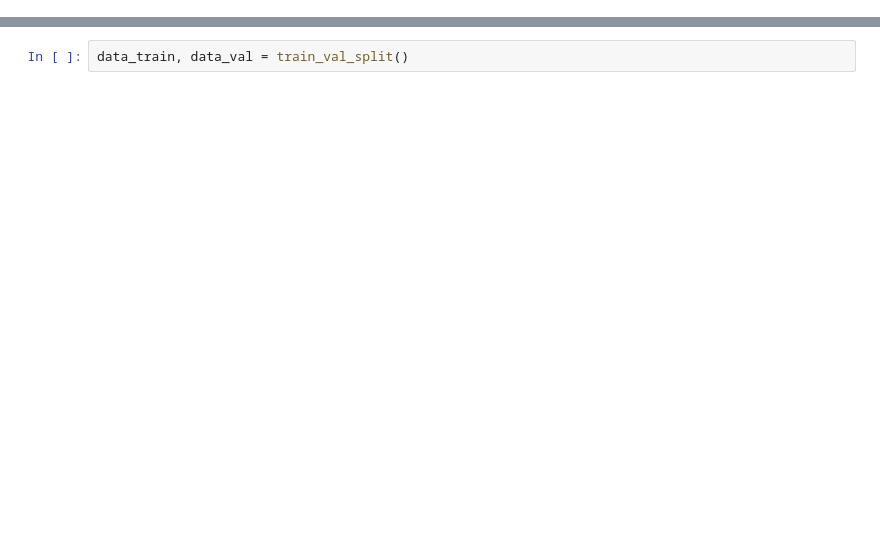
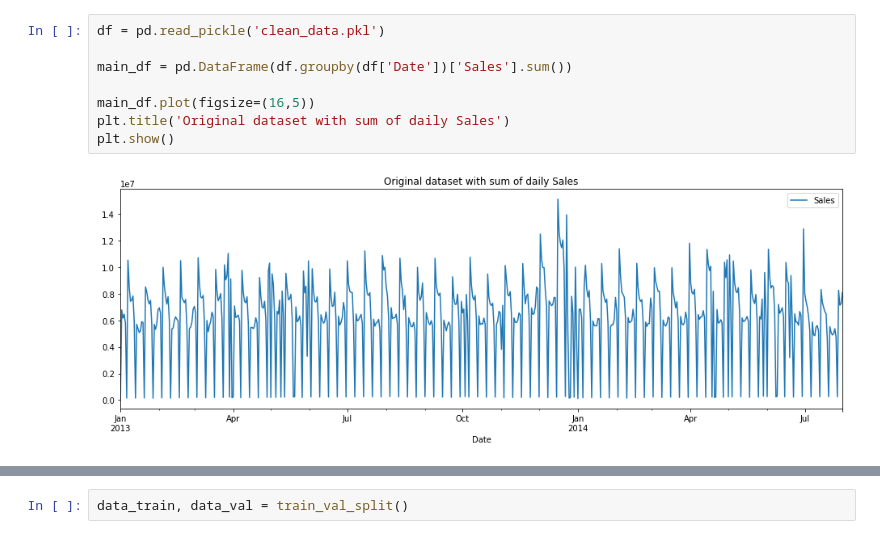
Before and after one commit to ninathumser/Minicomp_Team3, a Jupyter notebook: Nina.ipynb, the cells around one changed output, grey strips where cells are left out. Cells and saved outputs as stored; diff of their text form; blank space fills up the shorter version.

Commit message:
Updated file with Graphs and XGBoost

```diff
--- a/Nina.ipynb
+++ b/Nina.ipynb
@@ -7,0 +16,10 @@ import pandas as pd
+# %%
+df = pd.read_pickle('clean_data.pkl')
+
+main_df = pd.DataFrame(df.groupby(df['Date'])['Sales'].sum())
+
+main_df.plot(figsize=(16,5))
+plt.title('Original dataset with sum of daily Sales')
+plt.show()
+# %% [output]
+[figure, added]
```
Also changed, not shown: parts of 34 cells of this notebook.
